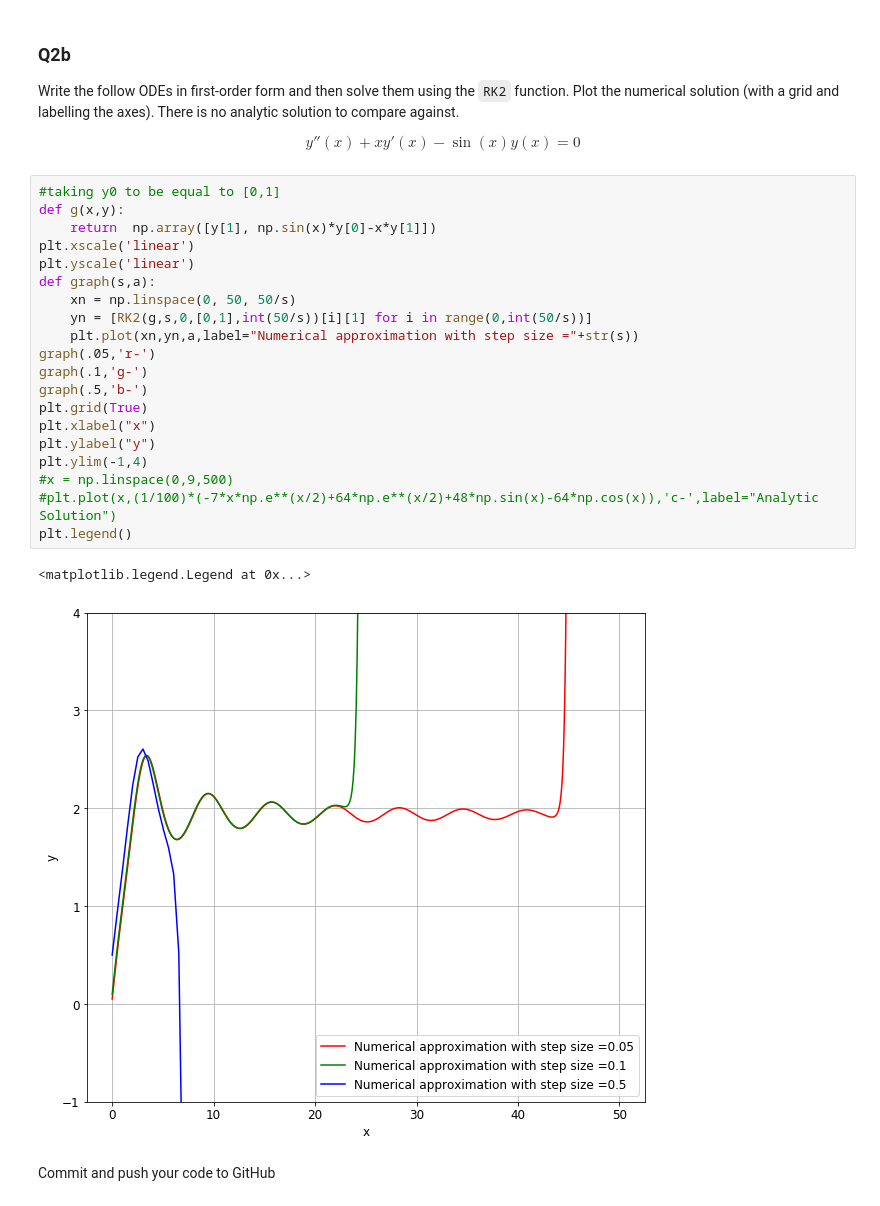
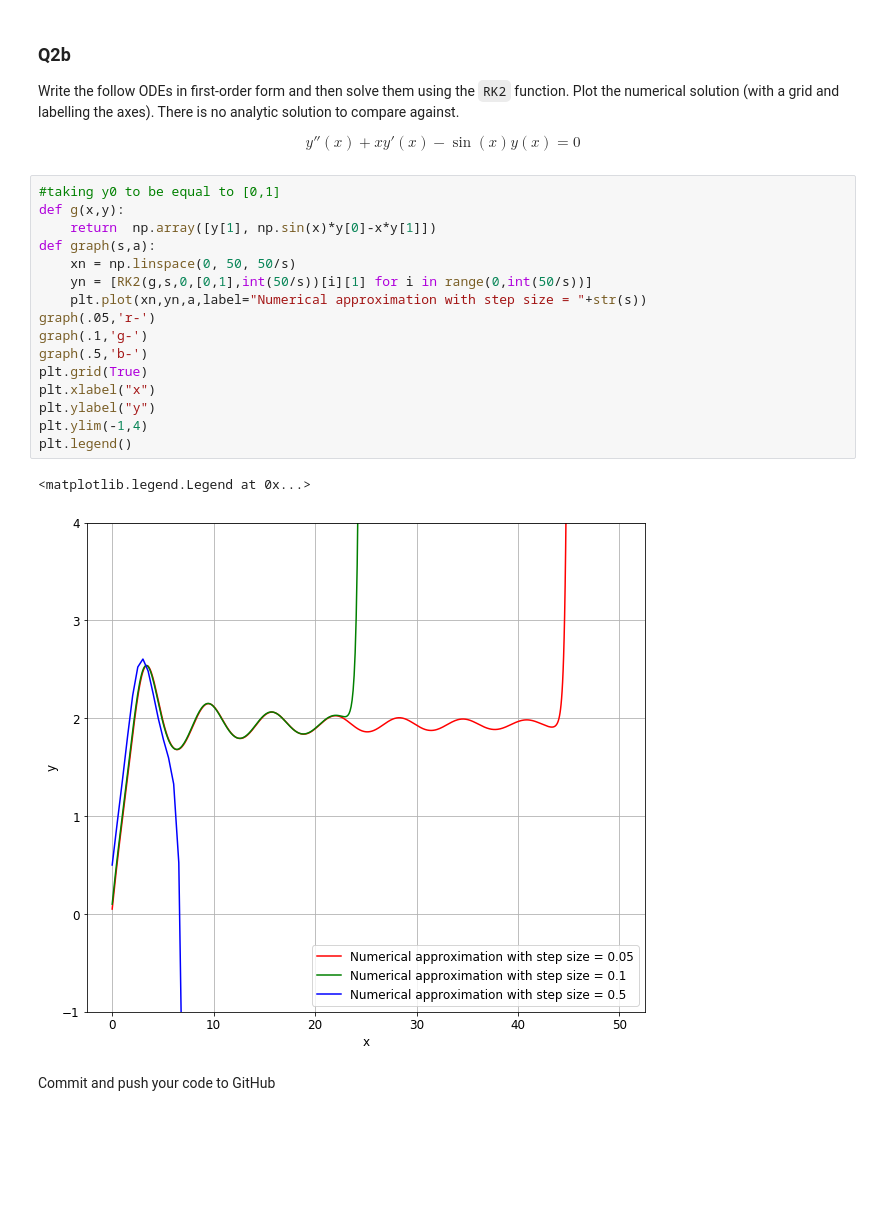
Before and after one commit to MichealHeanue/ACM20030, a Jupyter notebook: Assignment-3.ipynb, the cells around one changed output. Drawn from its saved outputs; the diff is of its cells as text; blank space fills up the shorter version.

```diff
--- a/Assignment-3.ipynb
+++ b/Assignment-3.ipynb
@@ -222,26 +222,22 @@ $$y''(x) + x y'(x) - \sin(x) y(x) = 0 $$
 # %%
 #taking y0 to be equal to [0,1]
 def g(x,y):
     return  np.array([y[1], np.sin(x)*y[0]-x*y[1]])
-plt.xscale('linear')
-plt.yscale('linear')
 def graph(s,a):
     xn = np.linspace(0, 50, 50/s)
     yn = [RK2(g,s,0,[0,1],int(50/s))[i][1] for i in range(0,int(50/s))]
-    plt.plot(xn,yn,a,label="Numerical approximation with step size ="+str(s))
+    plt.plot(xn,yn,a,label="Numerical approximation with step size = "+str(s))
 graph(.05,'r-')
 graph(.1,'g-')
 graph(.5,'b-')
 plt.grid(True)
 plt.xlabel("x")
 plt.ylabel("y")
 plt.ylim(-1,4)
-#x = np.linspace(0,9,500)
-#plt.plot(x,(1/100)*(-7*x*np.e**(x/2)+64*np.e**(x/2)+48*np.sin(x)-64*np.cos(x)),'c-',label="Analytic Solution")
 plt.legend()
 # %% [output]
 <matplotlib.legend.Legend at 0x...>
-[figure, old version]
+[figure, new version]
 # %% [markdown]
 Commit and push your code to GitHub
 # %% [markdown]
```
Also changed, not shown: parts of 2 cells of this notebook.
